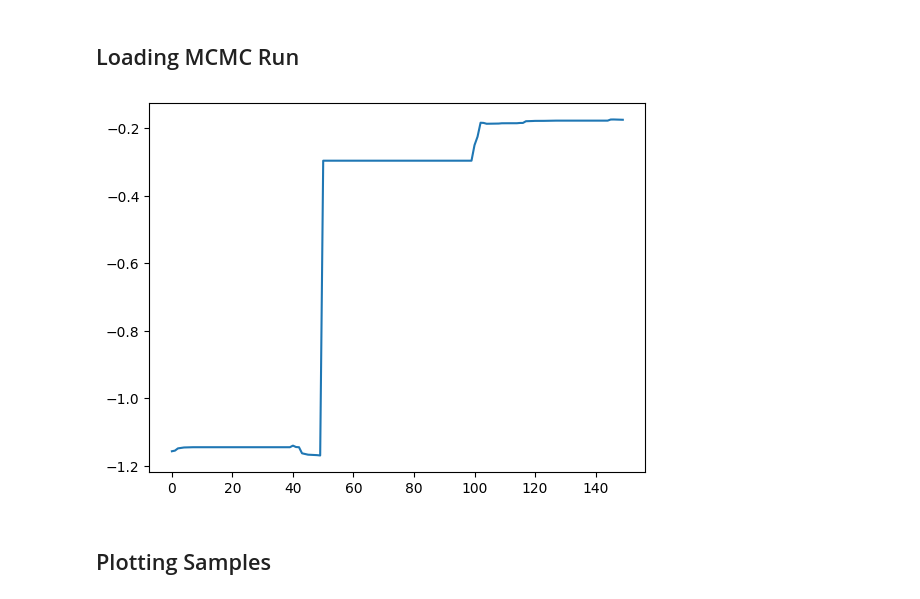
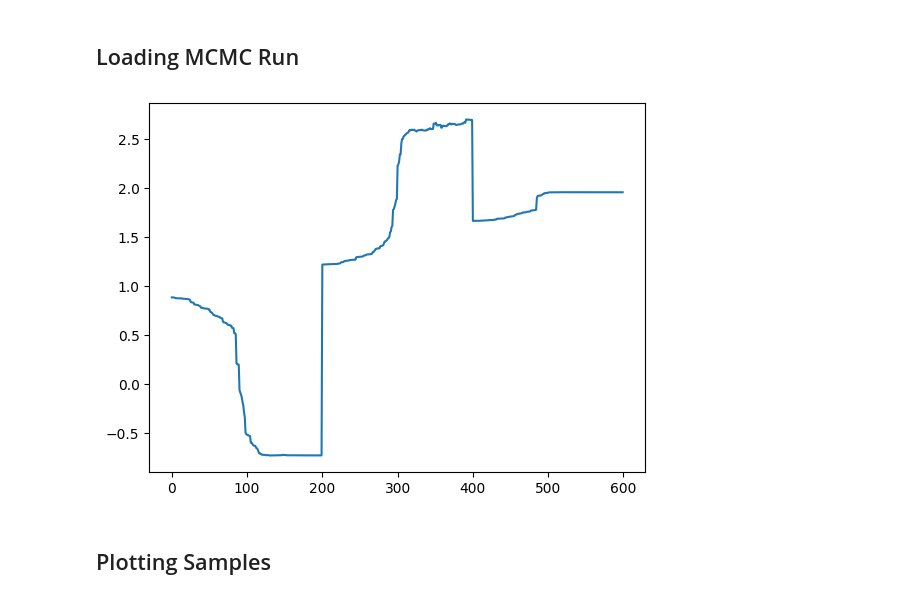
Before and after one commit to Crashprn/UncertaintyQuantification, a Jupyter notebook: Bayes_Train_MCMC_torch.ipynb, the cells around one changed output. Drawn from its saved outputs; the diff is of its cells as text; code cells hidden in the pictures.

```diff
--- a/Bayes_Train_MCMC_torch.ipynb
+++ b/Bayes_Train_MCMC_torch.ipynb
@@ -108,8 +108,8 @@ model = TurbulenceNetworkBayesian(**model_params)
 tree_depth = 15
 
 sampler_params = {
-    "warmup_steps": 20,
-    "num_samples": 50,
+    "warmup_steps": 100,
+    "num_samples": 200,
     "num_chains": 3
 }
 
@@ -158,22 +128,22 @@ save_MCMC_model(mcmc, "./Model_Checkpoints", save_name)
 # %%
 save_name = f"MCMC_model_{sampler_params['num_samples']}_{sampler_params['warmup_steps']}_{tree_depth}_{sampler_params['num_chains']}"
 
 
 model = TurbulenceNetworkBayesian(**model_params)
 kernel = NUTS(model, max_tree_depth=tree_depth)
 
-mcmc_test = load_MCMC_model("./Model_Checkpoints", save_name, kernel, sampler_params)
+mcmc_test = load_MCMC_model("./Model_Checkpoints/NUTS", save_name, kernel, sampler_params)
 
 samples = mcmc_test.get_samples()
 
 stem = samples['stem.weight']
 
 param = stem
 
 for i in range(1):
     plt.plot(stem[:, i, 0].cpu().numpy(), label=f"Weight {i}, {0}")
 # %% [output]
-[figure, old version]
+[figure, new version]
 # %% [markdown]
 ## Plotting Samples
 # %%
```
Also changed, not shown: parts of 8 cells of this notebook, 3 other files.
